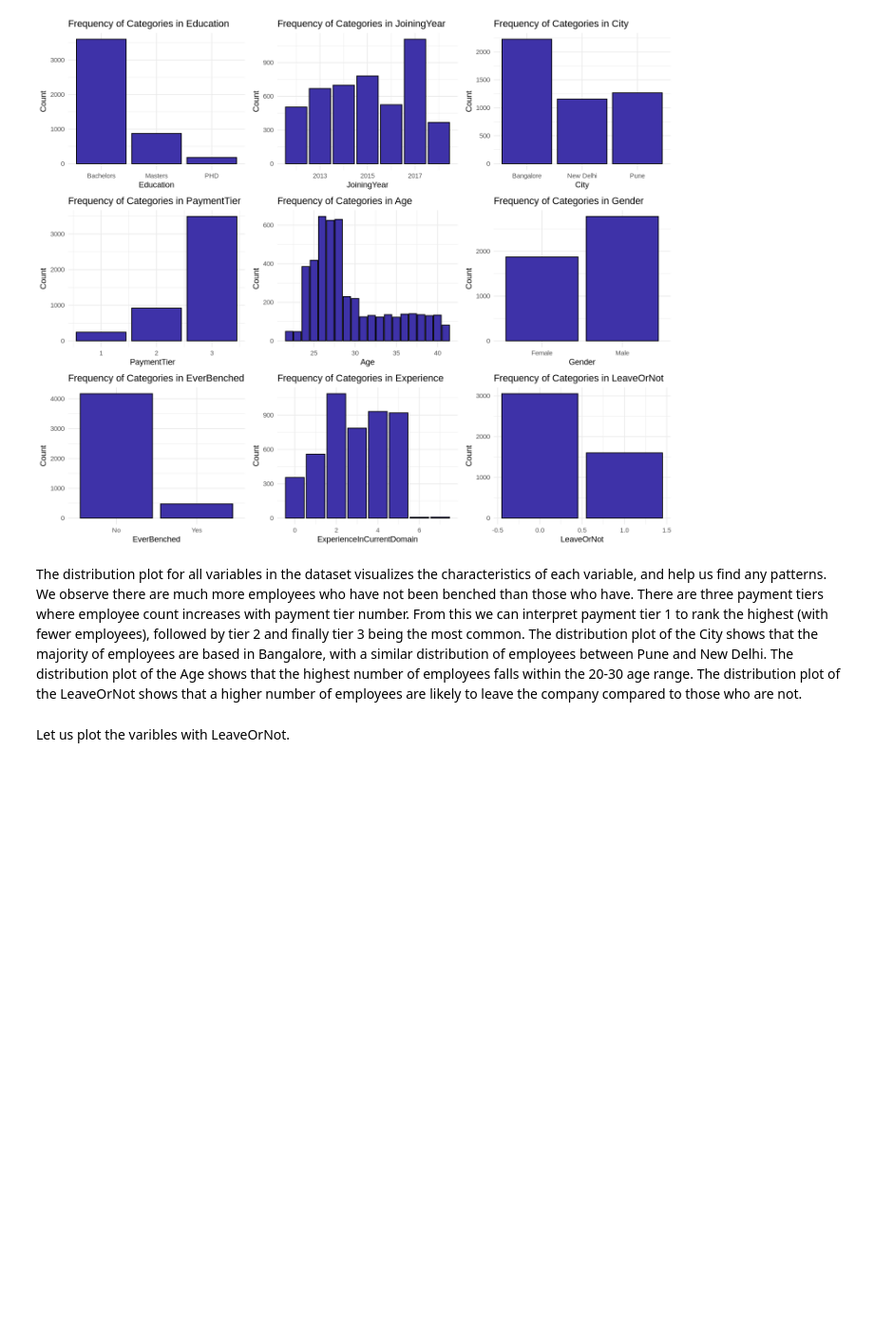
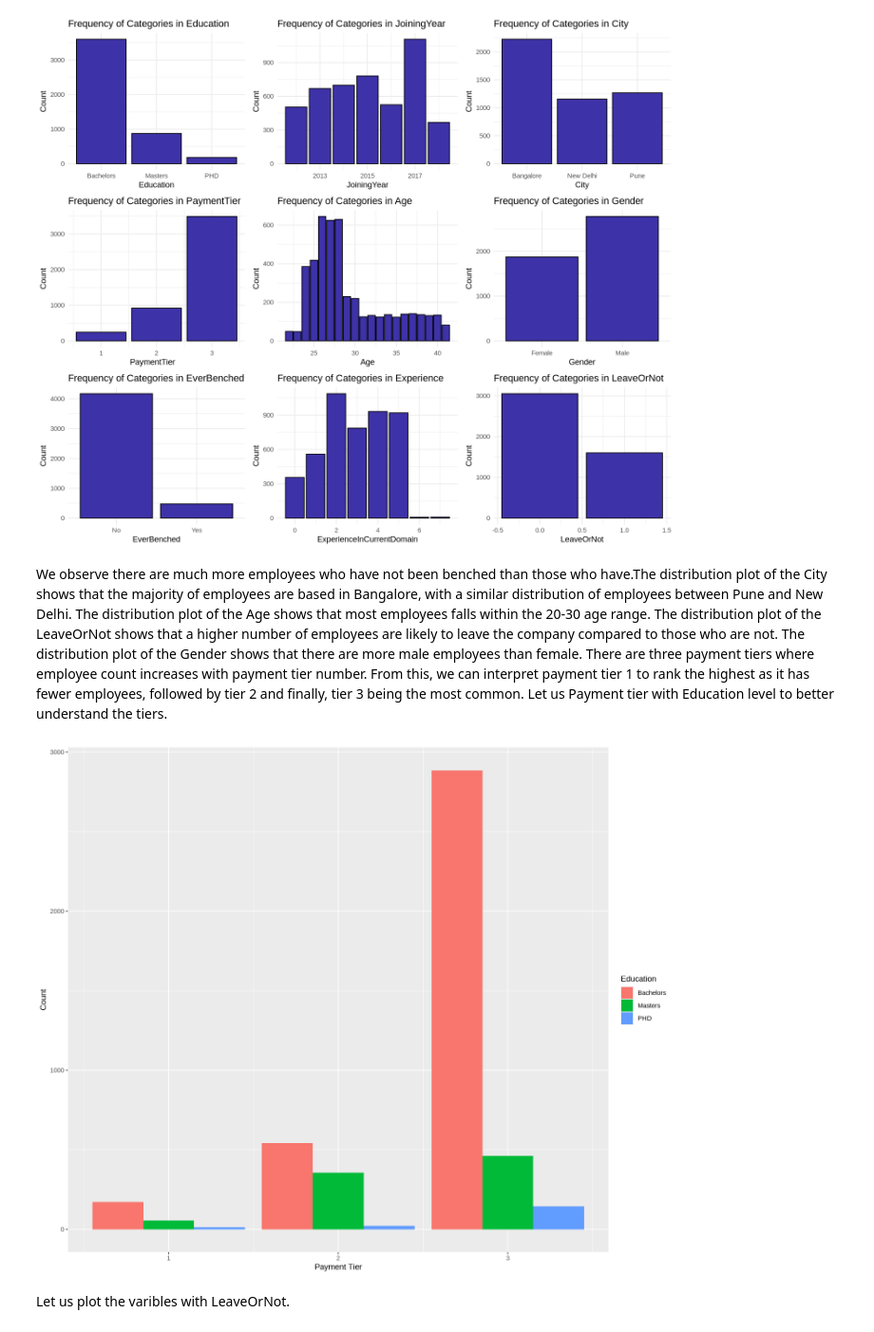
Before and after one commit to TracyGan/employee_project, a Jupyter notebook: finalProject.ipynb, the cells around one changed output. Shown at 95% size. Drawn from its saved outputs; the diff is of its cells as text; code cells hidden in the pictures; blank space fills up the shorter version.

```diff
--- a/finalProject.ipynb
+++ b/finalProject.ipynb
@@ -152,4 +135,14 @@ plot_grid(plot1, plot2,plot3, plot4,plot5, plot6,plot7, plot8,plot9, ncol = 3,nr
 # %% [output]
 [figure]
 # %% [markdown]
-The distribution plot for all variables in the dataset visualizes the characteristics of each variable, and help us find any patterns. We observe there are much more employees who have not been benched than those who have. There are three payment tiers where employee count increases with payment tier number. From this we can interpret payment tier 1 to rank the highest (with fewer employees), followed by tier 2 and finally tier 3 being the most common. The distribution plot of the City shows that the majority of employees are based in Bangalore, with a similar distribution of employees between Pune and New Delhi. The distribution plot of the Age shows that the highest number of employees falls within the 20-30 age range. The distribution plot of the LeaveOrNot shows that a higher number of employees are likely to leave the company compared to those who are not.
+We observe there are much more employees who have not been benched than those who have.The distribution plot of the City shows that the majority of employees are based in Bangalore, with a similar distribution of employees between Pune and New Delhi. The distribution plot of the Age shows that most employees falls within the 20-30 age range. The distribution plot of the LeaveOrNot shows that a higher number of employees are likely to leave the company compared to those who are not. The distribution plot of the Gender shows that there are more male employees than female.
+There are three payment tiers where employee count increases with payment tier number. From this, we can interpret payment tier 1 to rank the highest as it has fewer employees, followed by tier 2 and finally, tier 3 being the most common. Let us Payment tier with Education level to better understand the tiers.
+# %%
+ggplot(employee_data, aes(x = PaymentTier, fill = Education)) +
+  geom_bar(position = "dodge") +
+  labs(
+    x = "Payment Tier",
+    y = "Count"
+  )
+# %% [output]
+[figure, added]
```
Also changed, not shown: parts of 32 cells of this notebook, 2 other files.
